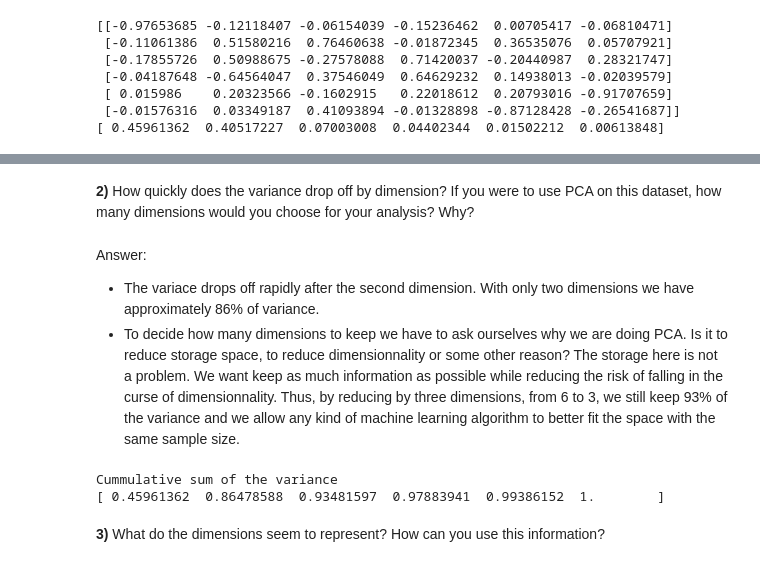
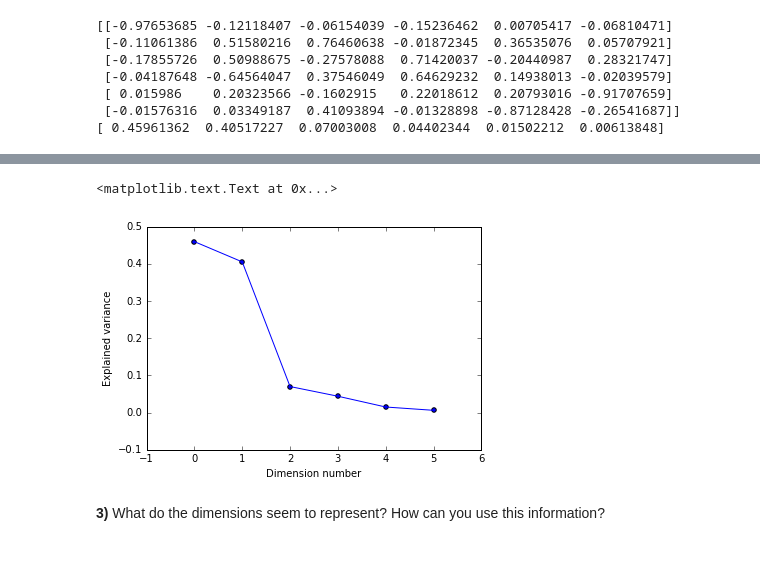
Before and after one commit to atremblay/MLND, a Jupyter notebook: P3/customer_segments.ipynb, the cells around one changed output, grey strips where cells are left out. Saved outputs shown, nothing was run; the diff lists cells and outputs as text; code cells hidden in the pictures.

Commit message:
Some more answers

```diff
--- a/P3/customer_segments.ipynb
+++ b/P3/customer_segments.ipynb
@@ -62,14 +73,11 @@ array([ 1.,  1.,  1.,  1.,  1.,  1.])
-# %% [markdown]
-**2)** How quickly does the variance drop off by dimension? If you were to use PCA on this dataset, how many dimensions would you choose for your analysis? Why?
-# %% [markdown]
-Answer:
-- The variace drops off rapidly after the second dimension. With only two dimensions we have approximately 86% of variance.
-- To decide how many dimensions to keep we have to ask ourselves why we are doing PCA. Is it to reduce storage space, to reduce dimensionnality or some other reason? The storage here is not a problem. We want keep as much information as possible while reducing the risk of falling in the curse of dimensionnality. Thus, by reducing by three dimensions, from 6 to 3, we still keep 93% of the variance and we allow any kind of machine learning algorithm to better fit the space with the same sample size.
-# %%
-print("Cummulative sum of the variance\n{}".format(pca.explained_variance_ratio_.cumsum()))
-# %% [output]
-Cummulative sum of the variance
-[ 0.45961362  0.86478588  0.93481597  0.97883941  0.99386152  1.        ]
+# %%
+plt.plot(pca.explained_variance_ratio_)
+plt.scatter(xrange(6), pca.explained_variance_ratio_)
+plt.ylabel("Explained variance")
+plt.xlabel("Dimension number")
+# %% [output]
+<matplotlib.text.Text at 0x...>
+[figure, added]
 # %% [markdown]
 **3)** What do the dimensions seem to represent? How can you use this information?
 # %% [markdown]
```
Also changed, not shown: parts of 23 cells of this notebook.
